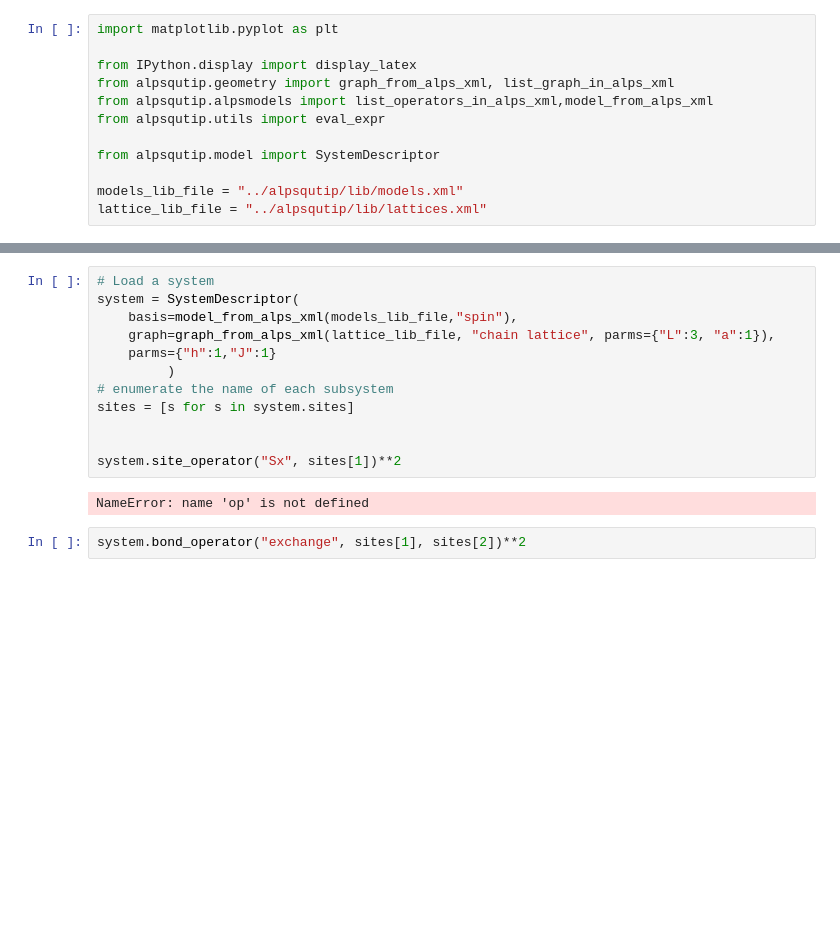
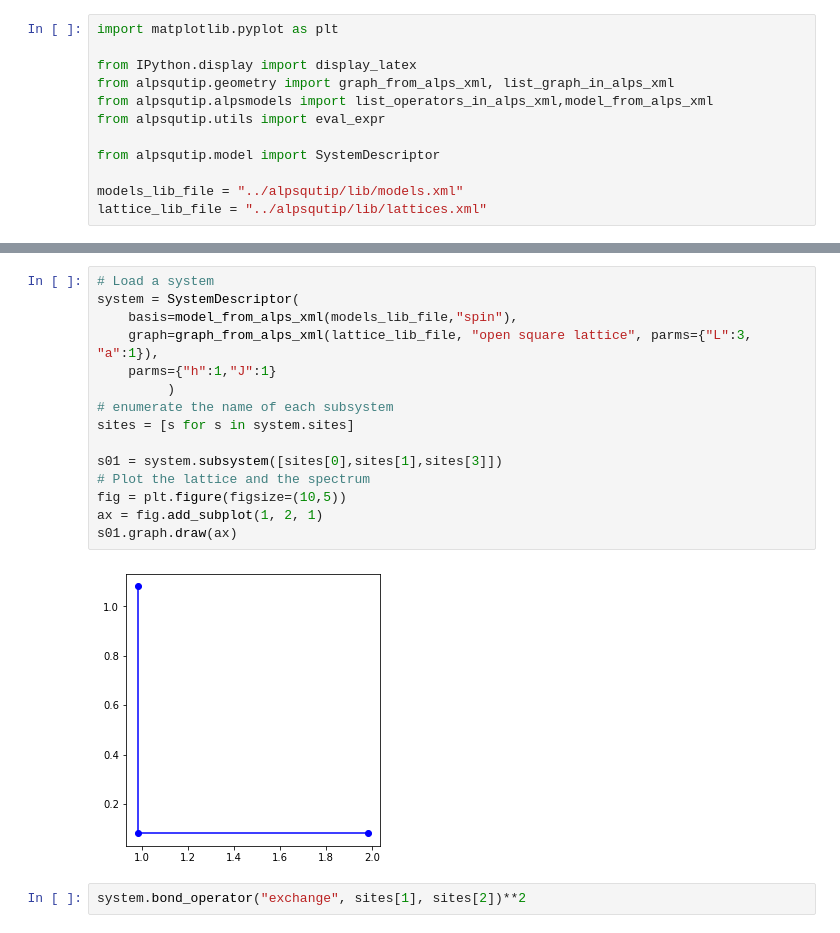
Before and after one commit to mmatera/alps2qutipplus, a Jupyter notebook: examples/Examples.ipynb, the cells around one changed output, grey strips where cells are left out. Drawn from its saved outputs; the diff is of its cells as text; blank space fills up the shorter version.

```diff
--- a/examples/Examples.ipynb
+++ b/examples/Examples.ipynb
@@ -45,17 +47,20 @@ system.graph.draw(ax)
 # %%
 # Load a system
 system = SystemDescriptor(
     basis=model_from_alps_xml(models_lib_file,"spin"),
-    graph=graph_from_alps_xml(lattice_lib_file, "chain lattice", parms={"L":3, "a":1}),
+    graph=graph_from_alps_xml(lattice_lib_file, "open square lattice", parms={"L":3, "a":1}),
     parms={"h":1,"J":1}
          )
 # enumerate the name of each subsystem
 sites = [s for s in system.sites]
 
-
-system.site_operator("Sx", sites[1])**2
+s01 = system.subsystem([sites[0],sites[1],sites[3]])
+# Plot the lattice and the spectrum
+fig = plt.figure(figsize=(10,5))
+ax = fig.add_subplot(1, 2, 1)
+s01.graph.draw(ax)
 # %% [output]
-NameError: name 'op' is not defined
+[figure, added]
 # %%
 system.bond_operator("exchange", sites[1], sites[2])**2
 # %% [output]
```
Also changed, not shown: parts of 1 cell of this notebook, 3 other files.
